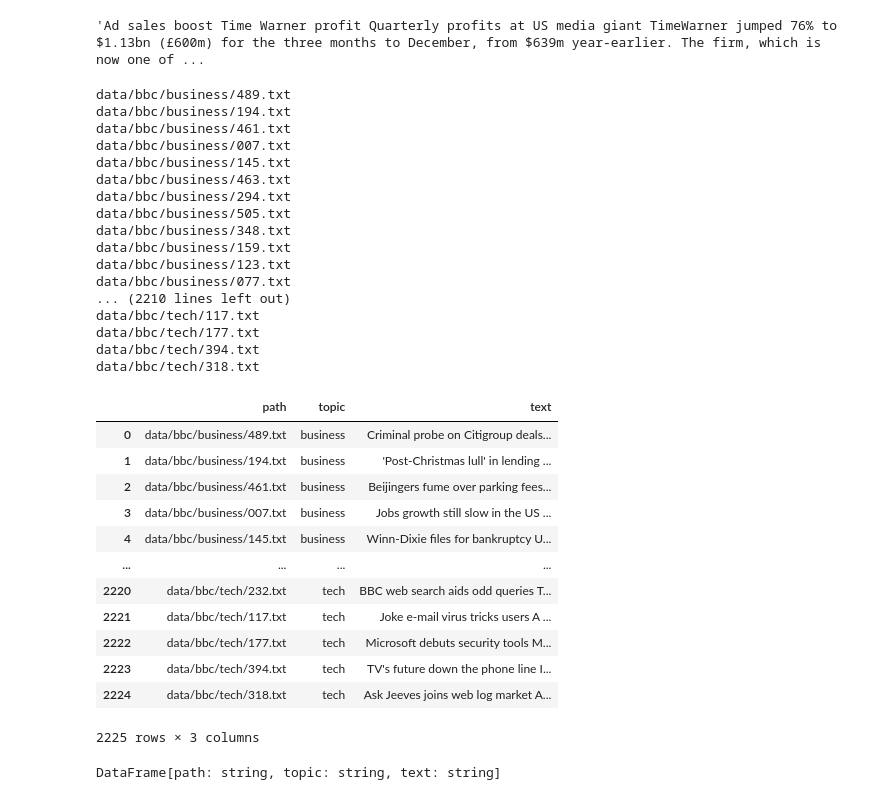
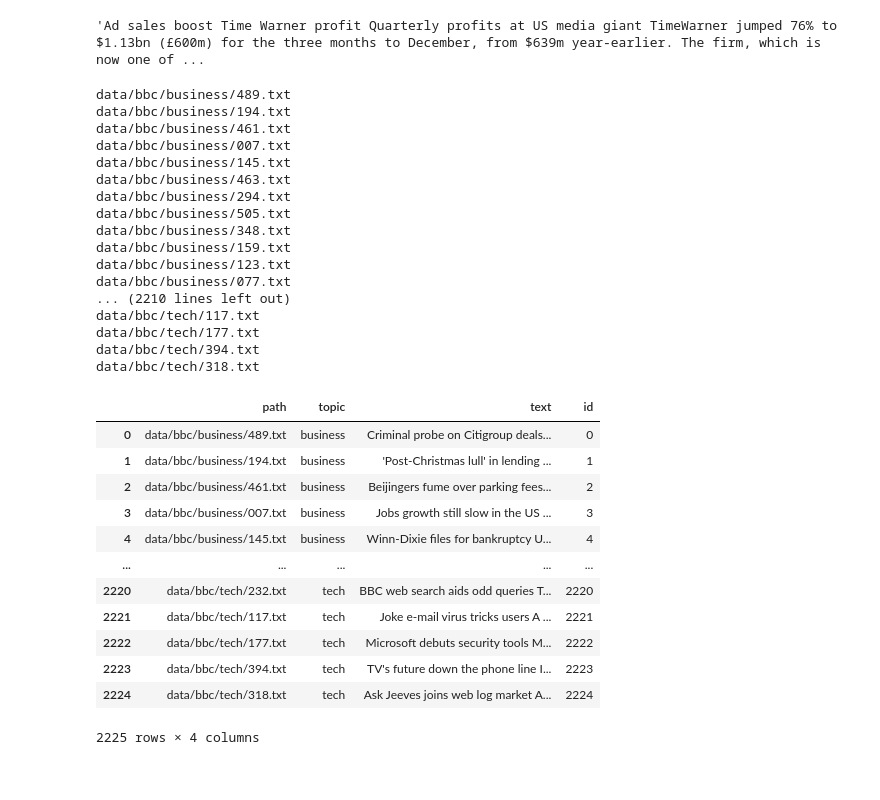
Before and after one commit to mark-antal-csizmadia/finding-similar-items-textually-similar-documents, a Jupyter notebook: finding-similar-items-textually-similar-documents.ipynb, the cells around one changed output. Saved outputs shown, nothing was run; the diff lists cells and outputs as text; code cells hidden in the pictures.

```diff
--- a/finding-similar-items-textually-similar-documents.ipynb
+++ b/finding-similar-items-textually-similar-documents.ipynb
@@ -148,50 +117,49 @@ for topic_name in topic_names:
         texts_ = [read_text(path_) for path_ in paths_]
 
         paths += paths_
         topics += topics_
         texts += texts_
 
 data["path"] = paths
 data["topic"] = topics
 data["text"] = texts
+data["id"] = [i for i in range(len(texts))]
 
 df = pd.DataFrame(data=data)
 df
 # %% [output]
 data/bbc/business/489.txt
 data/bbc/business/194.txt
 data/bbc/business/461.txt
 data/bbc/business/007.txt
 data/bbc/business/145.txt
 data/bbc/business/463.txt
 data/bbc/business/294.txt
 data/bbc/business/505.txt
 data/bbc/business/348.txt
 data/bbc/business/159.txt
 data/bbc/business/123.txt
 data/bbc/business/077.txt
 ... (2210 lines left out)
 data/bbc/tech/117.txt
 data/bbc/tech/177.txt
 data/bbc/tech/394.txt
 data/bbc/tech/318.txt
-|  | path | topic | text |
-| 0 | data/bbc/business/489.txt | business | Criminal probe on Citigroup deals... |
-| 1 | data/bbc/business/194.txt | business | 'Post-Christmas lull' in lending ... |
-| 2 | data/bbc/business/461.txt | business | Beijingers fume over parking fees... |
-| 3 | data/bbc/business/007.txt | business | Jobs growth still slow in the US ... |
-| 4 | data/bbc/business/145.txt | business | Winn-Dixie files for bankruptcy U... |
-| ... | ... | ... | ... |
-| 2220 | data/bbc/tech/232.txt | tech | BBC web search aids odd queries T... |
-| 2221 | data/bbc/tech/117.txt | tech | Joke e-mail virus tricks users A ... |
-| 2222 | data/bbc/tech/177.txt | tech | Microsoft debuts security tools M... |
-| 2223 | data/bbc/tech/394.txt | tech | TV's future down the phone line I... |
-| 2224 | data/bbc/tech/318.txt | tech | Ask Jeeves joins web log market A... |
+|  | path | topic | text | id |
+| 0 | data/bbc/business/489.txt | business | Criminal probe on Citigroup deals... | 0 |
+| 1 | data/bbc/business/194.txt | business | 'Post-Christmas lull' in lending ... | 1 |
+| 2 | data/bbc/business/461.txt | business | Beijingers fume over parking fees... | 2 |
+| 3 | data/bbc/business/007.txt | business | Jobs growth still slow in the US ... | 3 |
+| 4 | data/bbc/business/145.txt | business | Winn-Dixie files for bankruptcy U... | 4 |
+| ... | ... | ... | ... | ... |
+| 2220 | data/bbc/tech/232.txt | tech | BBC web search aids odd queries T... | 2220 |
+| 2221 | data/bbc/tech/117.txt | tech | Joke e-mail virus tricks users A ... | 2221 |
+| 2222 | data/bbc/tech/177.txt | tech | Microsoft debuts security tools M... | 2222 |
+| 2223 | data/bbc/tech/394.txt | tech | TV's future down the phone line I... | 2223 |
+| 2224 | data/bbc/tech/318.txt | tech | Ask Jeeves joins web log market A... | 2224 |
-2225 rows × 3 columns
+2225 rows × 4 columns
 # %%
 df.dropna(inplace=True)
 # %%
-data = spark.createDataFrame(df, list(df.columns.values))
+data_all = spark.createDataFrame(df, list(df.columns.values))
-# %% [output]
-DataFrame[path: string, topic: string, text: string]
 # %%
```
Also changed, not shown: parts of 23 cells of this notebook.
